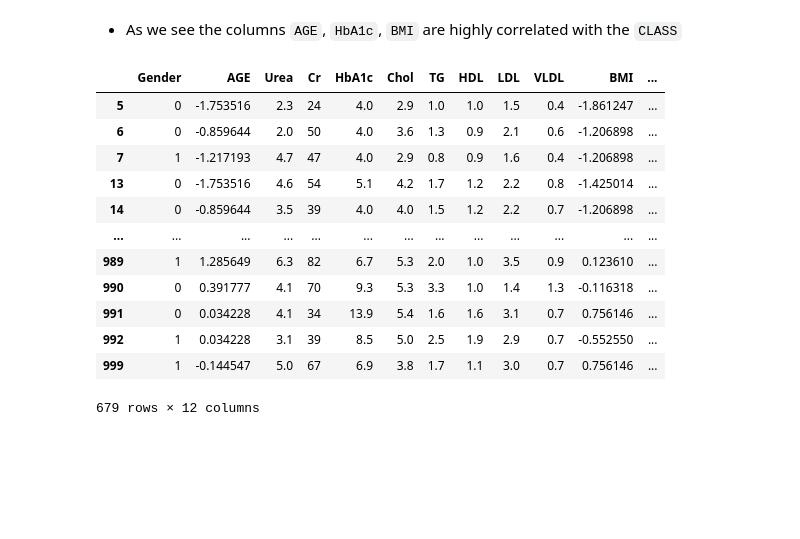
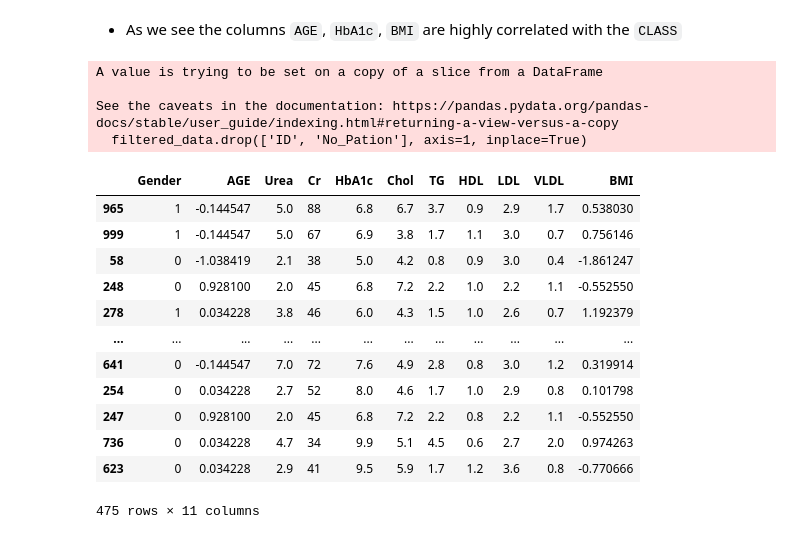
Before and after one commit to Kerolos-Noshy/Diabetes-Prediction, a Jupyter notebook: diabetes prediction.ipynb, the cells around one changed output. Saved outputs shown, nothing was run; the diff lists cells and outputs as text; code cells hidden in the pictures; blank space fills up the shorter version.

```diff
--- a/diabetes prediction.ipynb
+++ b/diabetes prediction.ipynb
@@ -311,18 +321,9 @@ plt.show()
 - As we see the columns `AGE`, `HbA1c`, `BMI`  are highly correlated with the `CLASS`
 # %%
 # drop unnecessary columns
-filtered_data.drop(['ID', 'No_Pation'], axis=1)
+filtered_data.drop(['ID', 'No_Pation'], axis=1, inplace=True)
 # %% [output]
-|  | Gender | AGE | Urea | Cr | HbA1c | Chol | TG | HDL | LDL | VLDL | BMI | ... |
-| 5 | 0 | -1.753516 | 2.3 | 24 | 4.0 | 2.9 | 1.0 | 1.0 | 1.5 | 0.4 | -1.861247 | ... |
-| 6 | 0 | -0.859644 | 2.0 | 50 | 4.0 | 3.6 | 1.3 | 0.9 | 2.1 | 0.6 | -1.206898 | ... |
-| 7 | 1 | -1.217193 | 4.7 | 47 | 4.0 | 2.9 | 0.8 | 0.9 | 1.6 | 0.4 | -1.206898 | ... |
-| 13 | 0 | -1.753516 | 4.6 | 54 | 5.1 | 4.2 | 1.7 | 1.2 | 2.2 | 0.8 | -1.425014 | ... |
-| 14 | 0 | -0.859644 | 3.5 | 39 | 4.0 | 4.0 | 1.5 | 1.2 | 2.2 | 0.7 | -1.206898 | ... |
-| ... | ... | ... | ... | ... | ... | ... | ... | ... | ... | ... | ... | ... |
-| 989 | 1 | 1.285649 | 6.3 | 82 | 6.7 | 5.3 | 2.0 | 1.0 | 3.5 | 0.9 | 0.123610 | ... |
-| 990 | 0 | 0.391777 | 4.1 | 70 | 9.3 | 5.3 | 3.3 | 1.0 | 1.4 | 1.3 | -0.116318 | ... |
-| 991 | 0 | 0.034228 | 4.1 | 34 | 13.9 | 5.4 | 1.6 | 1.6 | 3.1 | 0.7 | 0.756146 | ... |
-| 992 | 1 | 0.034228 | 3.1 | 39 | 8.5 | 5.0 | 2.5 | 1.9 | 2.9 | 0.7 | -0.552550 | ... |
-| 999 | 1 | -0.144547 | 5.0 | 67 | 6.9 | 3.8 | 1.7 | 1.1 | 3.0 | 0.7 | 0.756146 | ... |
-679 rows × 12 columns
+A value is trying to be set on a copy of a slice from a DataFrame
+
+See the caveats in the documentation: https://pandas.pydata.org/pandas-docs/stable/user_guide/indexing.html#returning-a-view-versus-a-copy
+  filtered_data.drop(['ID', 'No_Pation'], axis=1, inplace=True)
@@ -328,0 +348,16 @@ filtered_data.drop(['ID', 'No_Pation'], axis=1)
+# %%
+X_train
+# %% [output]
+|  | Gender | AGE | Urea | Cr | HbA1c | Chol | TG | HDL | LDL | VLDL | BMI |
+| 965 | 1 | -0.144547 | 5.0 | 88 | 6.8 | 6.7 | 3.7 | 0.9 | 2.9 | 1.7 | 0.538030 |
+| 999 | 1 | -0.144547 | 5.0 | 67 | 6.9 | 3.8 | 1.7 | 1.1 | 3.0 | 0.7 | 0.756146 |
+| 58 | 0 | -1.038419 | 2.1 | 38 | 5.0 | 4.2 | 0.8 | 0.9 | 3.0 | 0.4 | -1.861247 |
+| 248 | 0 | 0.928100 | 2.0 | 45 | 6.8 | 7.2 | 2.2 | 1.0 | 2.2 | 1.1 | -0.552550 |
+| 278 | 1 | 0.034228 | 3.8 | 46 | 6.0 | 4.3 | 1.5 | 1.0 | 2.6 | 0.7 | 1.192379 |
+| ... | ... | ... | ... | ... | ... | ... | ... | ... | ... | ... | ... |
+| 641 | 0 | -0.144547 | 7.0 | 72 | 7.6 | 4.9 | 2.8 | 0.8 | 3.0 | 1.2 | 0.319914 |
+| 254 | 0 | 0.034228 | 2.7 | 52 | 8.0 | 4.6 | 1.7 | 1.0 | 2.9 | 0.8 | 0.101798 |
+| 247 | 0 | 0.928100 | 2.0 | 45 | 6.8 | 7.2 | 2.2 | 0.8 | 2.2 | 1.1 | -0.552550 |
+| 736 | 0 | 0.034228 | 4.7 | 34 | 9.9 | 5.1 | 4.5 | 0.6 | 2.7 | 2.0 | 0.974263 |
+| 623 | 0 | 0.034228 | 2.9 | 41 | 9.5 | 5.9 | 1.7 | 1.2 | 3.6 | 0.8 | -0.770666 |
+475 rows × 11 columns
```
Also changed, not shown: parts of 14 cells of this notebook.
